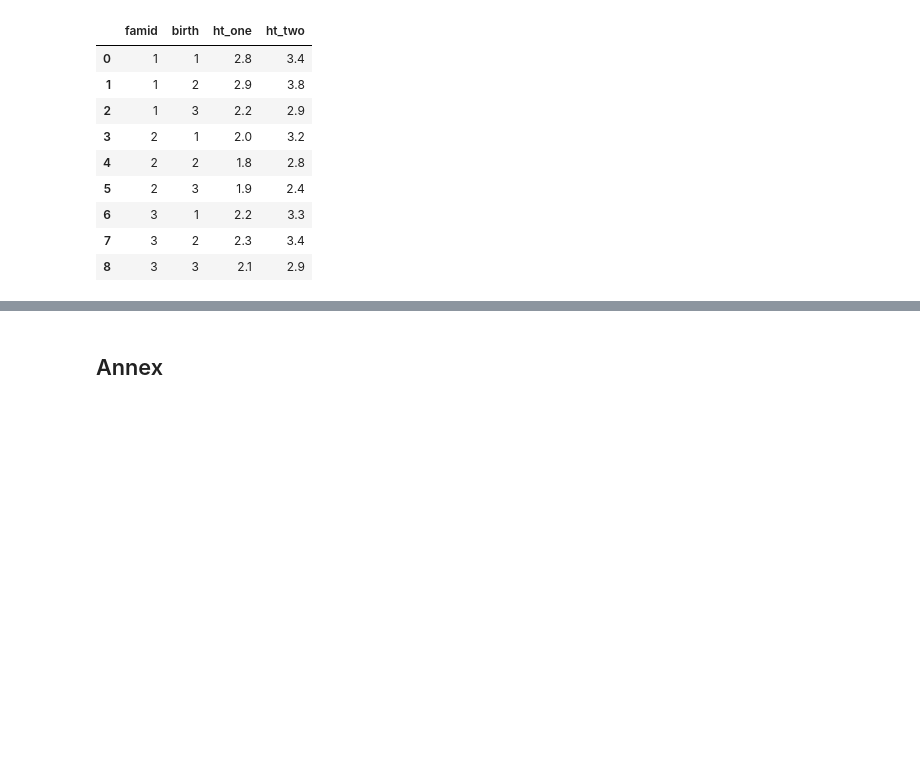
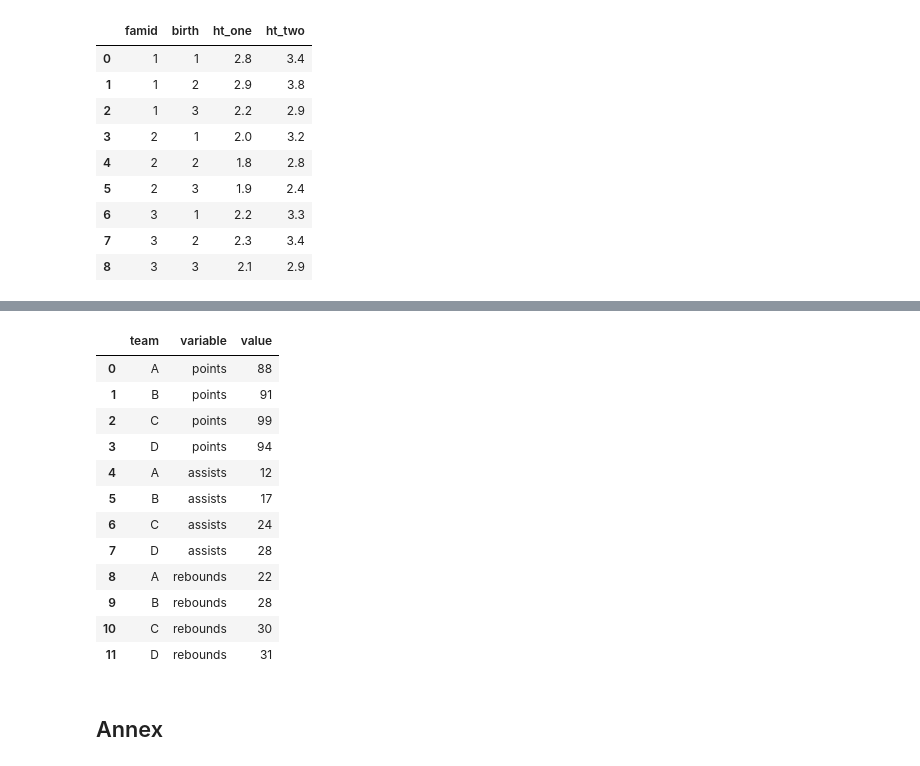
Before and after one commit to Pablo-source/ML-using-Python, a Jupyter notebook: data_wrangling_scripts/07_Reshaping_data_wide_to_long_long_to_wide.ipynb, the cells around one changed output, grey strips where cells are left out. Cells and saved outputs as stored; diff of their text form; code cells hidden in the pictures; blank space fills up the shorter version.

```diff
--- a/data_wrangling_scripts/07_Reshaping_data_wide_to_long_long_to_wide.ipynb
+++ b/data_wrangling_scripts/07_Reshaping_data_wide_to_long_long_to_wide.ipynb
@@ -136,0 +186,8 @@ df3
+# %%
+df4 = pd.DataFrame({'team': ['A', 'B', 'C', 'D'],
+                   'points': [88, 91, 99, 94],
+                   'assists': [12, 17, 24, 28],
+                   'rebounds': [22, 28, 30, 31]})
+
+#view DataFrame
+df4
@@ -137,3 +200,21 @@ df3
+# %%
+#reshape DataFrame from wide format to long format
+df4 = pd.melt(df4, id_vars='team', value_vars=['points', 'assists', 'rebounds'])
+df4
+# %% [output]
+|  | team | variable | value |
+| 0 | A | points | 88 |
+| 1 | B | points | 91 |
+| 2 | C | points | 99 |
+| 3 | D | points | 94 |
+| 4 | A | assists | 12 |
+| 5 | B | assists | 17 |
+| 6 | C | assists | 24 |
+| 7 | D | assists | 28 |
+| 8 | A | rebounds | 22 |
+| 9 | B | rebounds | 28 |
+| 10 | C | rebounds | 30 |
+| 11 | D | rebounds | 31 |
 # %% [markdown]
 ## Annex
 # %% [markdown]
```
Also changed, not shown: parts of 8 cells of this notebook.
